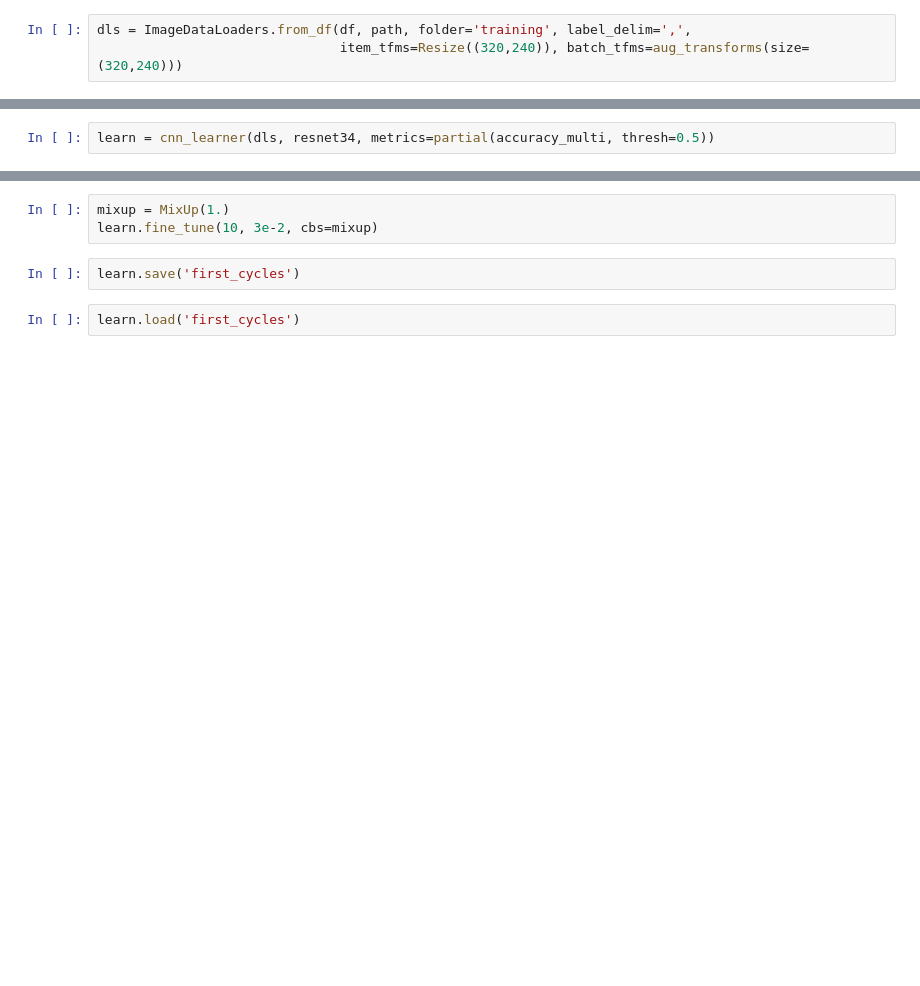
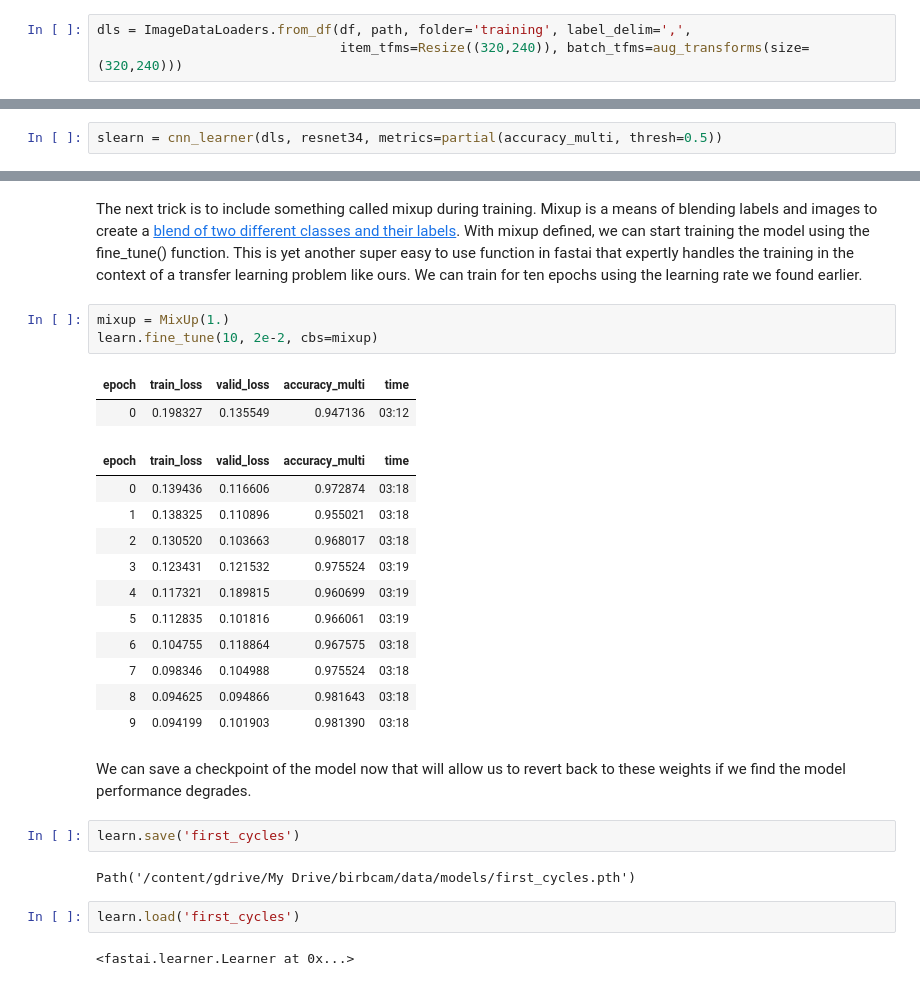
Before and after one commit to evjrob/birbcam, a Jupyter notebook: notebooks/birbcam_training.ipynb, the cells around one changed output, grey strips where cells are left out. Drawn from its saved outputs; the diff is of its cells as text; blank space fills up the shorter version.

Commit message:
Add descriptions of what the cells do to the birbcam_training notebook

```diff
--- a/notebooks/birbcam_training.ipynb
+++ b/notebooks/birbcam_training.ipynb
@@ -42,2 +86,2 @@ dls.show_batch()
 # %%
-learn = cnn_learner(dls, resnet34, metrics=partial(accuracy_multi, thresh=0.5))
+slearn = cnn_learner(dls, resnet34, metrics=partial(accuracy_multi, thresh=0.5))
@@ -46,7 +104,29 @@ learn.lr_find()
+# %% [markdown]
+The next trick is to include something called mixup during training. Mixup is a means of blending labels and images to create a [blend of two different classes and their labels](https://docs.fast.ai/callback.mixup.html). With mixup defined, we can start training the model using the fine_tune() function. This is yet another super easy to use function in fastai that expertly handles the training in the context of a transfer learning problem like ours. We can train for ten epochs using the learning rate we found earlier.
 # %%
 mixup = MixUp(1.)
-learn.fine_tune(10, 3e-2, cbs=mixup)
+learn.fine_tune(10, 2e-2, cbs=mixup)
+# %% [output]
+| epoch | train_loss | valid_loss | accuracy_multi | time |
+| 0 | 0.198327 | 0.135549 | 0.947136 | 03:12 |
+| epoch | train_loss | valid_loss | accuracy_multi | time |
+| 0 | 0.139436 | 0.116606 | 0.972874 | 03:18 |
+| 1 | 0.138325 | 0.110896 | 0.955021 | 03:18 |
+| 2 | 0.130520 | 0.103663 | 0.968017 | 03:18 |
+| 3 | 0.123431 | 0.121532 | 0.975524 | 03:19 |
+| 4 | 0.117321 | 0.189815 | 0.960699 | 03:19 |
+| 5 | 0.112835 | 0.101816 | 0.966061 | 03:19 |
+| 6 | 0.104755 | 0.118864 | 0.967575 | 03:18 |
+| 7 | 0.098346 | 0.104988 | 0.975524 | 03:18 |
+| 8 | 0.094625 | 0.094866 | 0.981643 | 03:18 |
+| 9 | 0.094199 | 0.101903 | 0.981390 | 03:18 |
+# %% [markdown]
+We can save a checkpoint of the model now that will allow us to revert back to these weights if we find the model performance degrades.
 # %%
 learn.save('first_cycles')
+# %% [output]
+Path('/content/gdrive/My Drive/birbcam/data/models/first_cycles.pth')
 # %%
 learn.load('first_cycles')
+# %% [output]
+<fastai.learner.Learner at 0x...>
```
Also changed, not shown: parts of 40 cells of this notebook.
